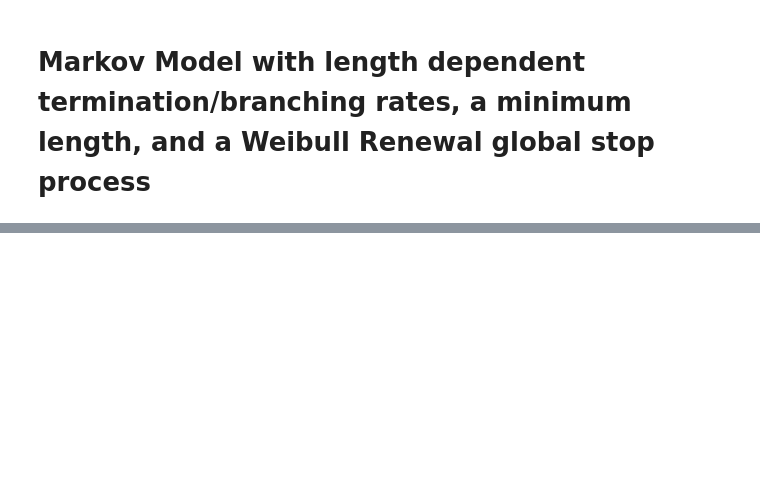
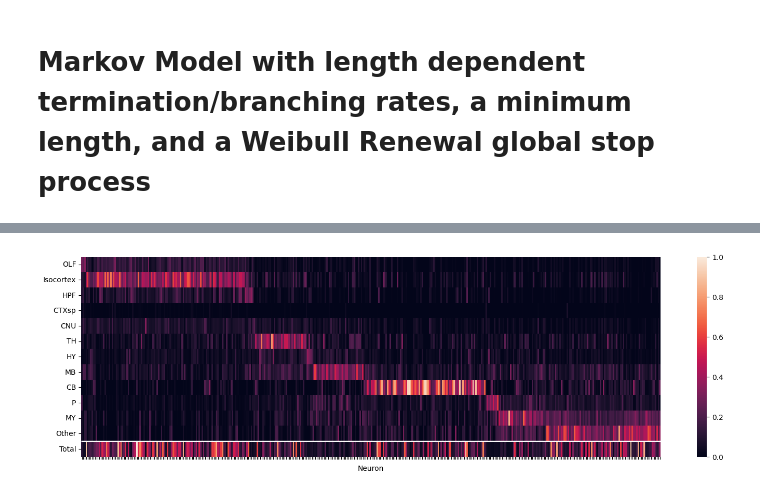
Before and after one commit to AllenNeuralDynamics/aind-LC-morphologies_supplemental_figure, a Jupyter notebook: code/Alex_markov_models.ipynb, the cells around one changed output, grey strips where cells are left out. Drawn from its saved outputs; the diff is of its cells as text; code cells hidden in the pictures; blank space fills up the shorter version.

```diff
--- a/code/Alex_markov_models.ipynb
+++ b/code/Alex_markov_models.ipynb
@@ -325,0 +331,4 @@ KeyboardInterrupt:
+# %%
+markov.plot_heatmap(samples_v4_c5)
+# %% [output]
+[figure, added]
```
Also changed, not shown: parts of 9 cells of this notebook, 4 other files.
